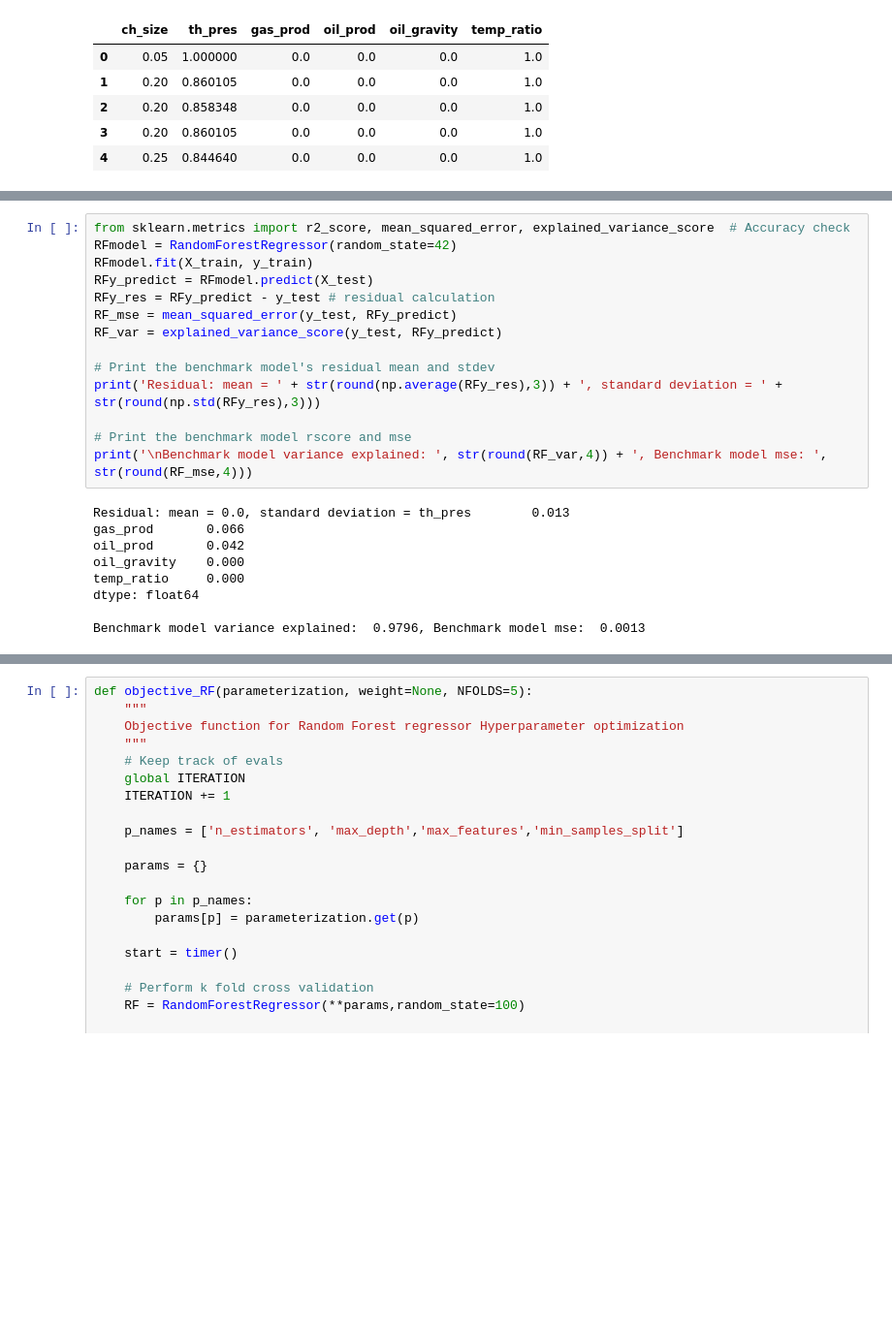
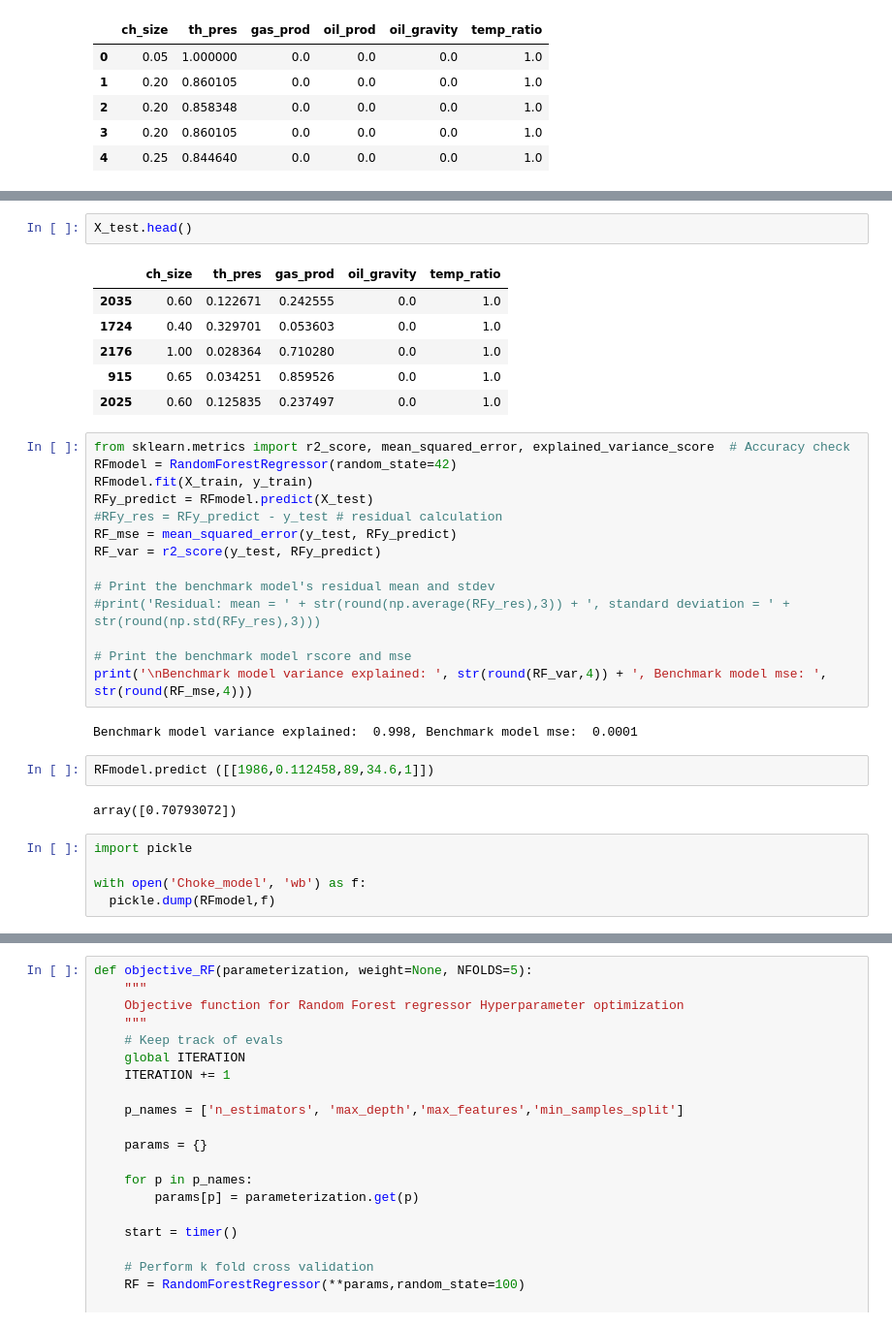
Before and after one commit to BasseyIsrael/choke-performance, a Jupyter notebook: Choke_performance.ipynb, the cells around one changed output, grey strips where cells are left out. Shown at 97% size. Saved outputs shown, nothing was run; the diff lists cells and outputs as text; blank space fills up the shorter version.

```diff
--- a/Choke_performance.ipynb
+++ b/Choke_performance.ipynb
@@ -693,23 +719,34 @@ X_train, X_test, y_train, y_test = train_test_split(X,y, test_size=0.25, random_
+# %%
+X_test.head()
+# %% [output]
+|  | ch_size | th_pres | gas_prod | oil_gravity | temp_ratio |
+| 2035 | 0.60 | 0.122671 | 0.242555 | 0.0 | 1.0 |
+| 1724 | 0.40 | 0.329701 | 0.053603 | 0.0 | 1.0 |
+| 2176 | 1.00 | 0.028364 | 0.710280 | 0.0 | 1.0 |
+| 915 | 0.65 | 0.034251 | 0.859526 | 0.0 | 1.0 |
+| 2025 | 0.60 | 0.125835 | 0.237497 | 0.0 | 1.0 |
 # %%
 from sklearn.metrics import r2_score, mean_squared_error, explained_variance_score  # Accuracy check
 RFmodel = RandomForestRegressor(random_state=42)
 RFmodel.fit(X_train, y_train)
 RFy_predict = RFmodel.predict(X_test)
-RFy_res = RFy_predict - y_test # residual calculation
+#RFy_res = RFy_predict - y_test # residual calculation
 RF_mse = mean_squared_error(y_test, RFy_predict)
-RF_var = explained_variance_score(y_test, RFy_predict)
+RF_var = r2_score(y_test, RFy_predict)
 
 # Print the benchmark model's residual mean and stdev
-print('Residual: mean = ' + str(round(np.average(RFy_res),3)) + ', standard deviation = ' + str(round(np.std(RFy_res),3)))
+#print('Residual: mean = ' + str(round(np.average(RFy_res),3)) + ', standard deviation = ' + str(round(np.std(RFy_res),3)))
 
 # Print the benchmark model rscore and mse
 print('\nBenchmark model variance explained: ', str(round(RF_var,4)) + ', Benchmark model mse: ', str(round(RF_mse,4)))
 # %% [output]
-Residual: mean = 0.0, standard deviation = th_pres        0.013
-gas_prod       0.066
-oil_prod       0.042
-oil_gravity    0.000
-temp_ratio     0.000
-dtype: float64
-
-Benchmark model variance explained:  0.9796, Benchmark model mse:  0.0013
+Benchmark model variance explained:  0.998, Benchmark model mse:  0.0001
+# %%
+RFmodel.predict ([[1986,0.112458,89,34.6,1]])
+# %% [output]
+array([0.70793072])
+# %%
+import pickle
+
+with open('Choke_model', 'wb') as f:
+  pickle.dump(RFmodel,f)
```
Also changed, not shown: parts of 23 cells of this notebook.
